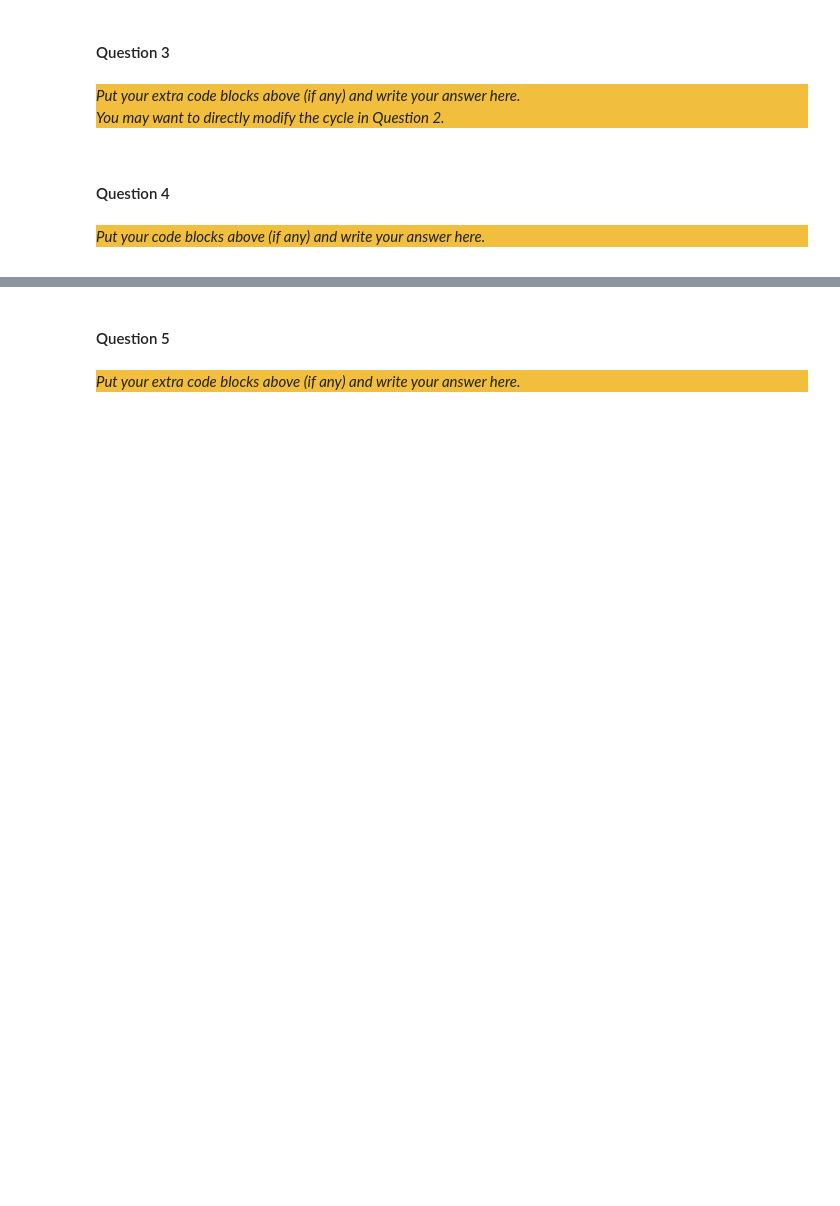
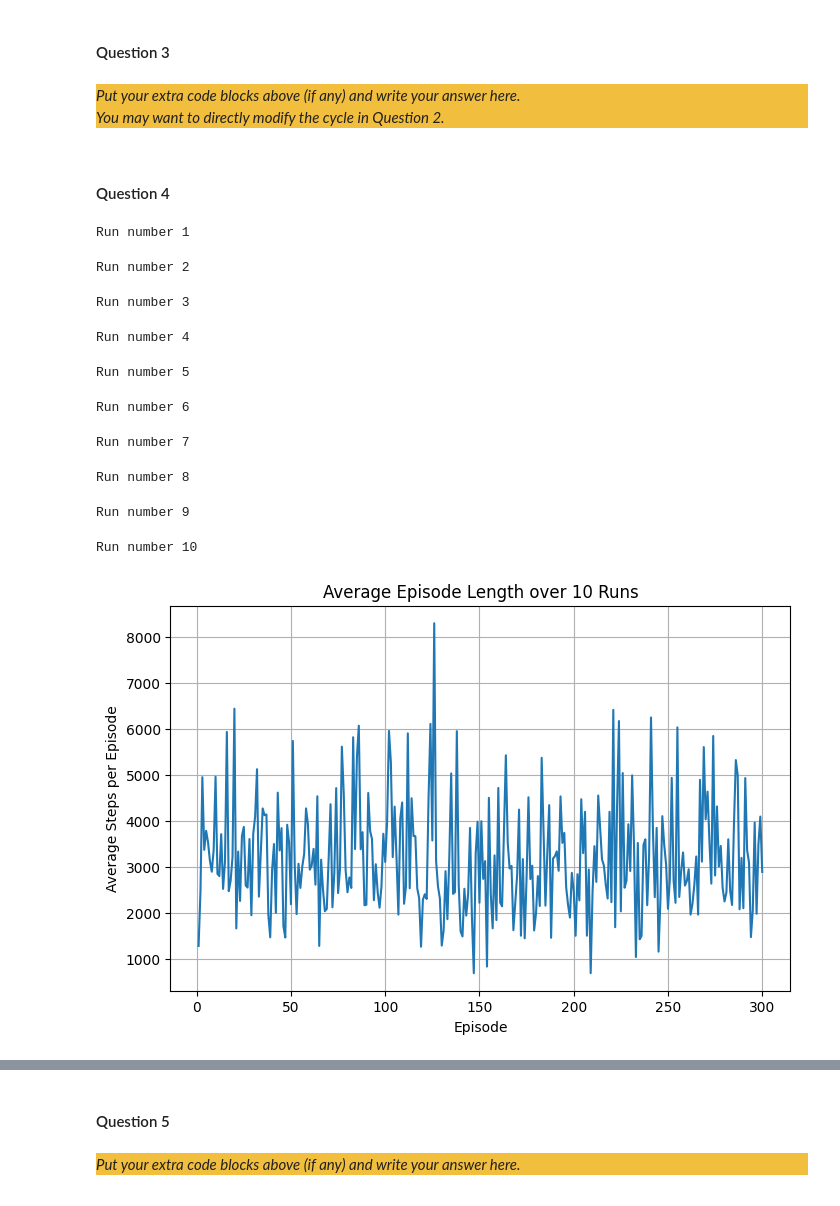
Before and after one commit to luca23bledea/CI_assignment3, a Jupyter notebook: src/Main.ipynb, the cells around one changed output, grey strips where cells are left out. Cells and saved outputs as stored; diff of their text form; code cells hidden in the pictures; blank space fills up the shorter version.

```diff
--- a/src/Main.ipynb
+++ b/src/Main.ipynb
@@ -232,7 +232,35 @@ _Put your extra code blocks above (if any) and write your answer here._
 _You may want to directly modify the cycle in Question 2._
 # %% [markdown]
 #### Question 4
-# %% [markdown]
-<div style="background-color:#f1be3e">
-
-_Put your code blocks above (if any) and write your answer here._
+# %%
+all_lengths = []
+for run in range(10):
+    print("Run number " + str(run + 1))
+    episode_lengths, episode_rewards = agent_cycle()
+    all_lengths.append(episode_lengths)
+
+min_episodes = min(len(length) for length in all_lengths)
+
+avg_lengths = []
+for ep in range(min_episodes):
+    avg_lengths.append(np.mean([length[ep] for length in all_lengths]))
+
+plt.figure(figsize=(8, 5))
+plt.plot(range(1, min_episodes + 1), avg_lengths)
+plt.xlabel('Episode')
+plt.ylabel('Average Steps per Episode')
+plt.title('Average Episode Length over 10 Runs')
+plt.grid(True)
+plt.show()
+# %% [output]
+Run number 1
+Run number 2
+Run number 3
+Run number 4
+Run number 5
+Run number 6
+Run number 7
+Run number 8
+Run number 9
+Run number 10
+[figure, added]
```
Also changed, not shown: parts of 3 cells of this notebook.
